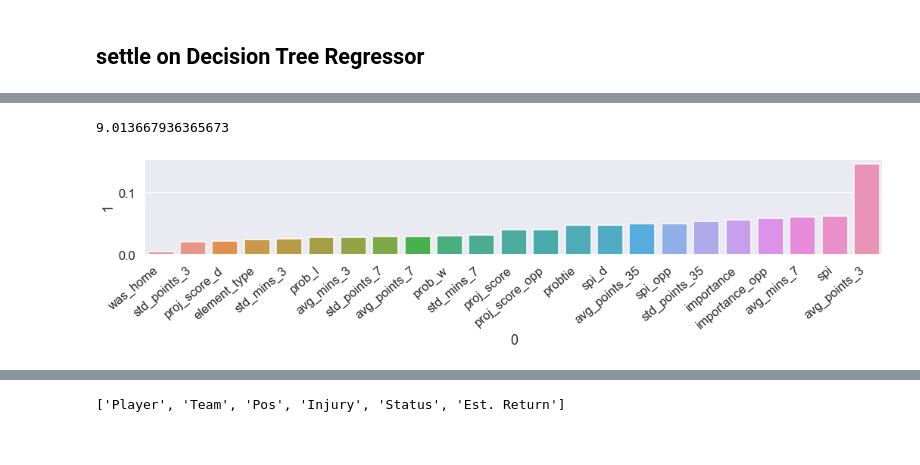
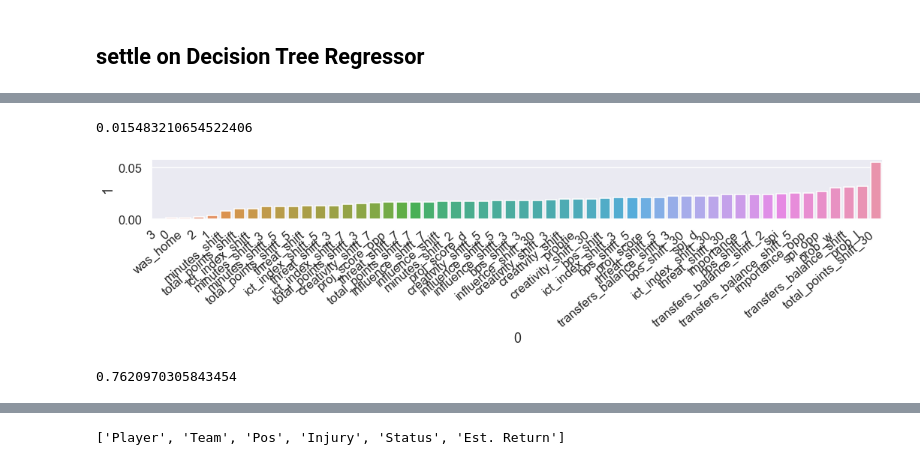
Before and after one commit to andrewjoelpeters/fpl, a Jupyter notebook: predictor.ipynb, the cells around one changed output, grey strips where cells are left out. Drawn from its saved outputs; the diff is of its cells as text; code cells hidden in the pictures.

Commit message:
Large Rework
Reworked organization, changed model to use rolling features, focus on higher-points scoring players

```diff
--- a/predictor.ipynb
+++ b/predictor.ipynb
@@ -482,9 +755,5 @@ Random Forest: -6.664800 (0.301888)
 # %% [markdown]
 ## settle on Decision Tree Regressor
-# %%
-X_train, X_test, y_train, y_test = train_test_split(features, labels, test_size=.2, random_state=4)
 # %%
-#clf = RandomForestClassifier()
-clf = DecisionTreeClassifier()
+#clf = RandomForestRegressor()
+clf = DecisionTreeRegressor()
-# %%
-clf.fit(X_train, y_train)
@@ -507,6 +760,17 @@ sns.scatterplot(x='pred', y='actual', data=predictions)
-# %%
-#mse of test data
-
-mean_squared_error(predictions.actual,predictions.pred)
-# %% [output]
-9.013667936365673
+# %%
+from sklearn.model_selection import KFold
+
+kf = KFold(n_splits=4)
+
+scores = []
+for train_index, test_index in kf.split(X, y):
+    X_train, X_test = X[train_index], X[test_index]
+    y_train, y_test = y[train_index], y[test_index]
+
+    scores.append(
+        mean_squared_log_error(clf.fit(X_train, y_train).predict(X_test), y_test)
+    )
+
+np.mean(scores)
+# %% [output]
+0.015483210654522406
@@ -513,12 +780,12 @@ mean_squared_error(predictions.actual,predictions.pred)
 # %%
 ## Look at feature importance in CLF
 
-data = pd.DataFrame(zip(feature_cols, clf.feature_importances_))
+data = pd.DataFrame(zip(list(features), clf.feature_importances_))
 data = data.sort_values(1)
 plt.figure(figsize=(15,4))
 ax = sns.barplot(x=0, y=1, data=data)
 ax.set_xticklabels(ax.get_xticklabels(), rotation=40, ha="right")
 plt.tight_layout()
 # %% [output]
-[figure, old version]
+[figure, new version]
 # %%
@@ -528,3 +794,7 @@ players['clf_pred'] = players.clf_pred.astype('float')
+# %%
+abs(players['clf_pred'] - players['total_points']).mean()
+# %% [output]
+0.7620970305843454
 # %%
 sns.set_style('darkgrid')
 sns.set('talk')
```
Also changed, not shown: parts of 211 cells of this notebook, 11 other files.
